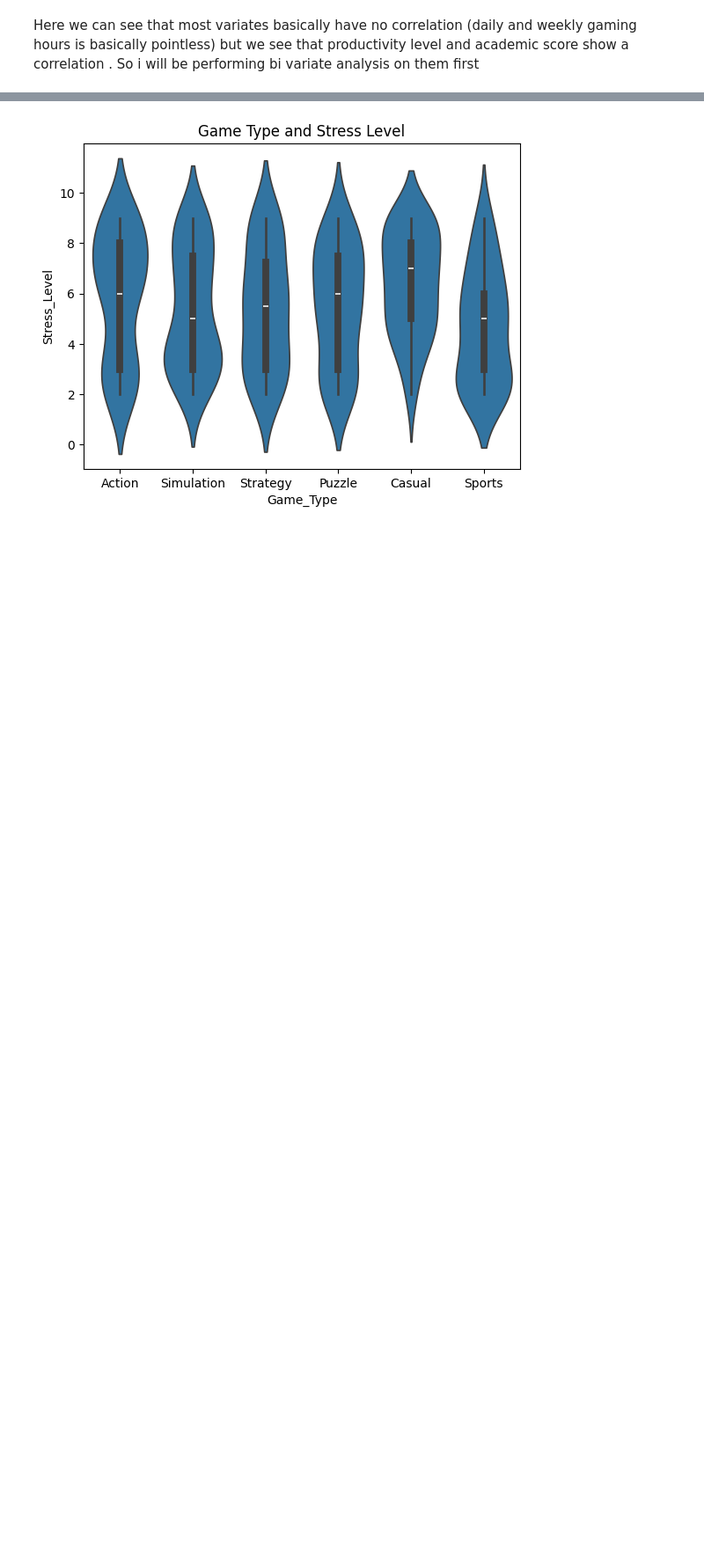
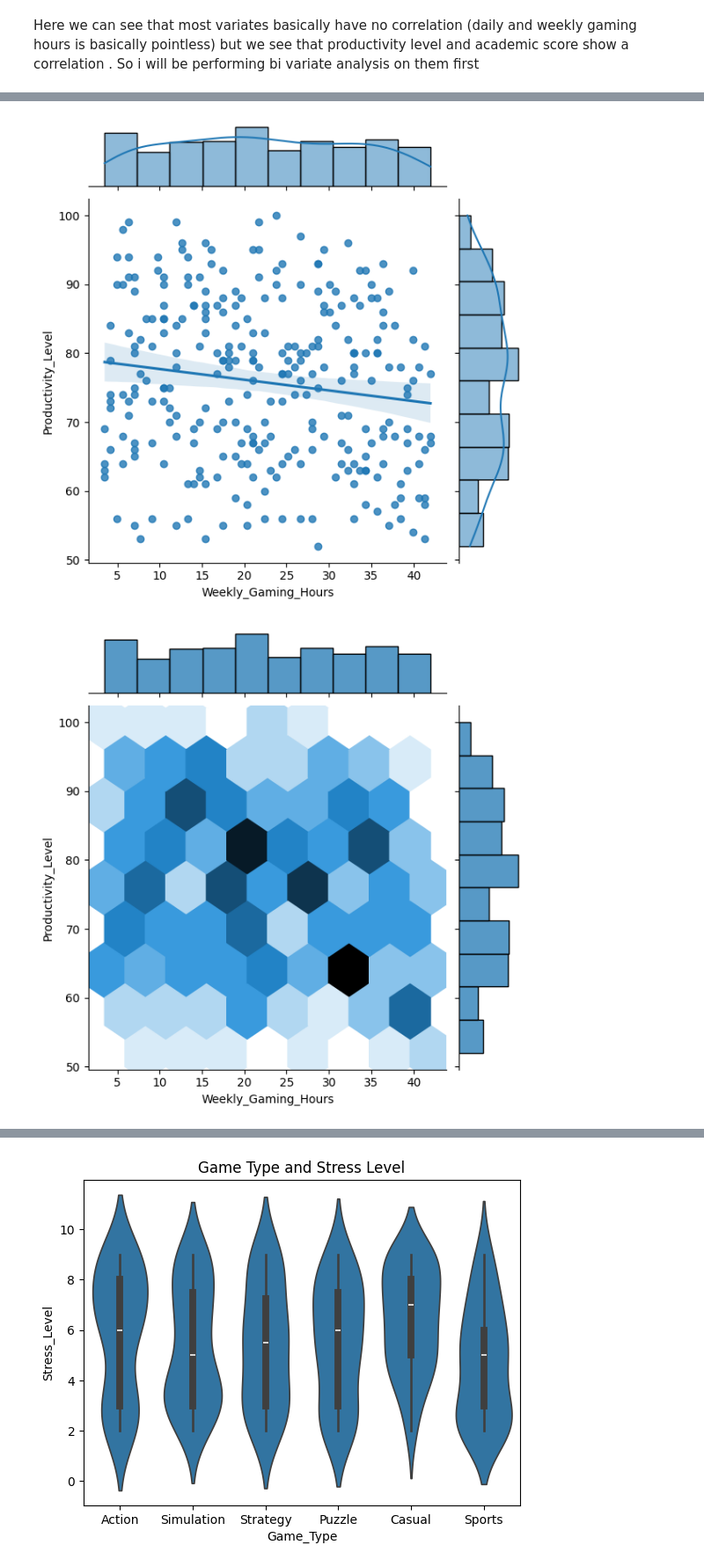
Before and after one commit to Cygus314i/Exploratory-Data-Analysis-Beginner-level-to-learn-, a Jupyter notebook: Gaming&Academic_performances.ipynb, the cells around one changed output, grey strips where cells are left out. Shown at 88% size. Cells and saved outputs as stored; diff of their text form; code cells hidden in the pictures; blank space fills up the shorter version.

```diff
--- a/Gaming&Academic_performances.ipynb
+++ b/Gaming&Academic_performances.ipynb
@@ -44,0 +60,7 @@ plt.show()
+# %%
+sns.jointplot(df_age,x=df_age["Weekly_Gaming_Hours"], y = df_age["Productivity_Level"],kind="reg")
+sns.jointplot(df_age,x=df_age["Weekly_Gaming_Hours"], y = df_age["Productivity_Level"],kind="hex")
+plt.show()
+# %% [output]
+[figure, added]
+[figure, added]
```
Also changed, not shown: parts of 11 cells of this notebook.
